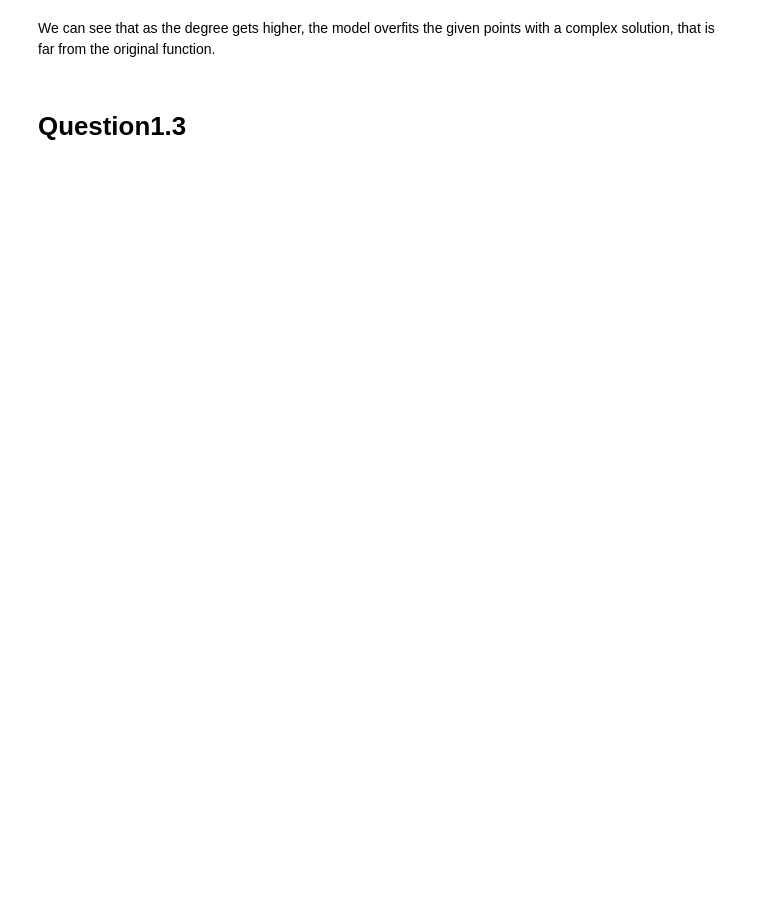
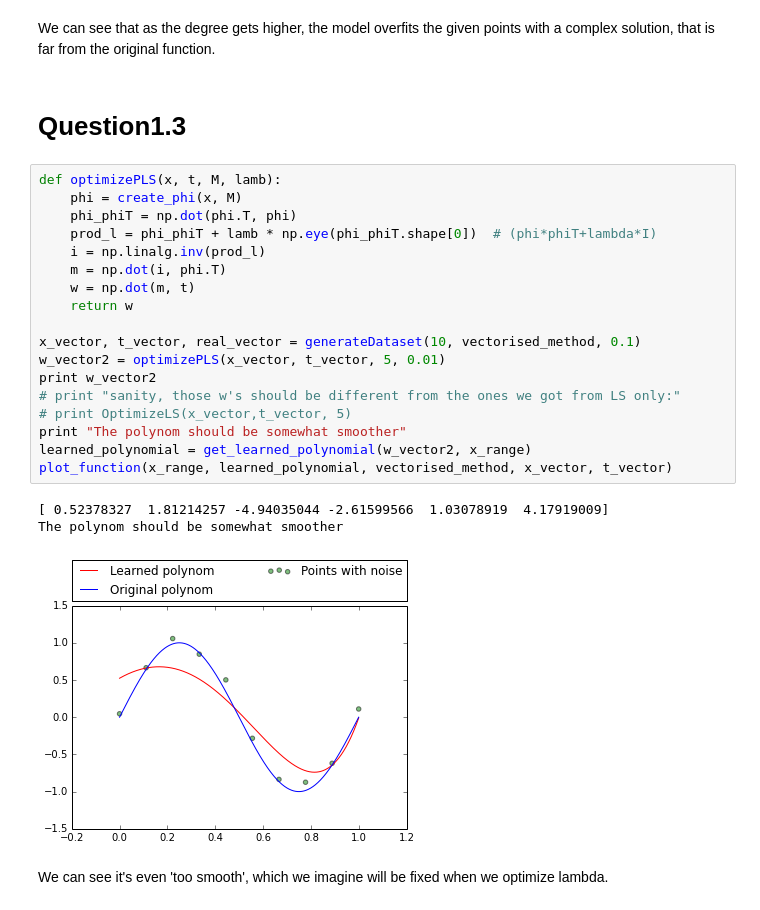
Before and after one commit to jedimonster/nlp, a Jupyter notebook: NLP_assignment_2/question1.ipynb, the cells around one changed output. Cells and saved outputs as stored; diff of their text form; blank space fills up the shorter version.

```diff
--- a/NLP_assignment_2/question1.ipynb
+++ b/NLP_assignment_2/question1.ipynb
@@ -118,6 +118,30 @@ for d in [1,3,5,9]:
 We can see that as the degree gets higher, the model overfits the given points with a complex solution, that is far from the original function.
 # %% [markdown]
 # Question1.3
+# %%
+def optimizePLS(x, t, M, lamb):
+    phi = create_phi(x, M)
+    phi_phiT = np.dot(phi.T, phi)
+    prod_l = phi_phiT + lamb * np.eye(phi_phiT.shape[0])  # (phi*phiT+lambda*I)
+    i = np.linalg.inv(prod_l)
+    m = np.dot(i, phi.T)
+    w = np.dot(m, t)
+    return w
+
+x_vector, t_vector, real_vector = generateDataset(10, vectorised_method, 0.1)
+w_vector2 = optimizePLS(x_vector, t_vector, 5, 0.01)
+print w_vector2
+# print "sanity, those w's should be different from the ones we got from LS only:"
+# print OptimizeLS(x_vector,t_vector, 5)
+print "The polynom should be somewhat smoother"
+learned_polynomial = get_learned_polynomial(w_vector2, x_range)
+plot_function(x_range, learned_polynomial, vectorised_method, x_vector, t_vector)
+# %% [output]
+[ 0.52378327  1.81214257 -4.94035044 -2.61599566  1.03078919  4.17919009]
+The polynom should be somewhat smoother
+[figure, added]
+# %% [markdown]
+We can see it's even 'too smooth', which we imagine will be fixed when we optimize lambda.
 # %%
 def generateDataset3(N, f, sigma):
     x_array = np.linspace(0.0, 1.0, num=3 * N)
```
Also changed, not shown: parts of 11 cells of this notebook, 1 other file.
